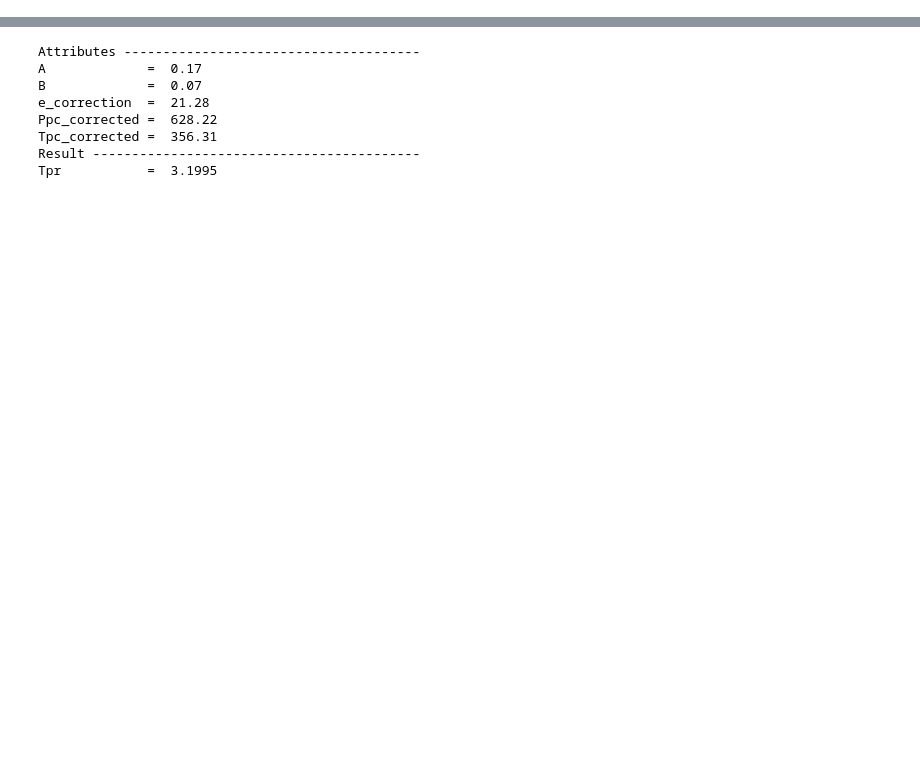
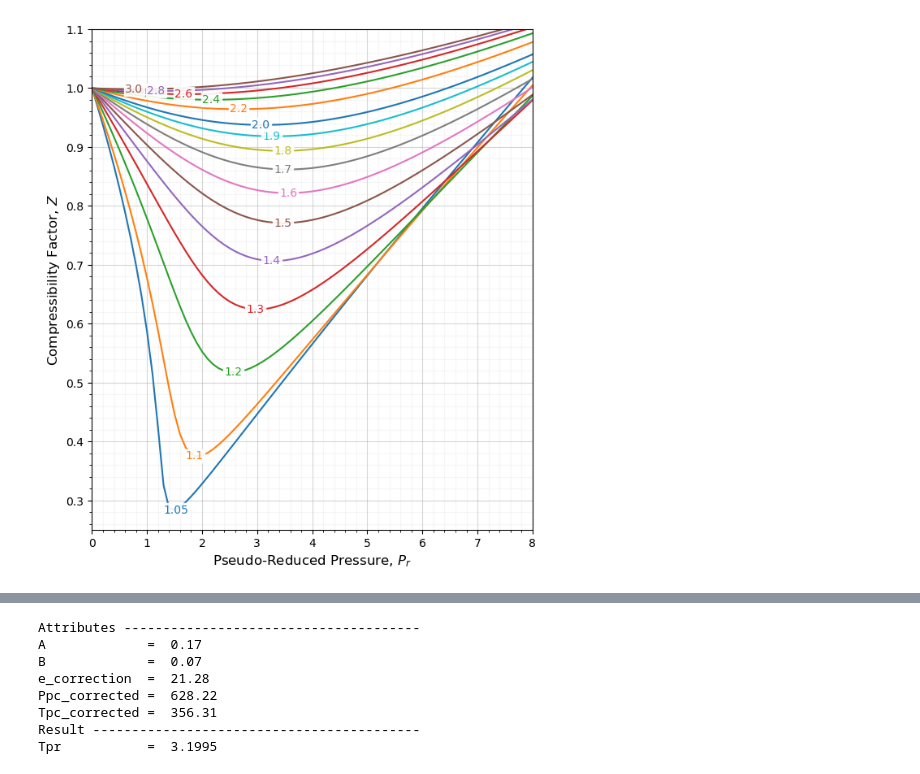
Before and after one commit to aegis4048/GasCompressibility-py, a Jupyter notebook: run.ipynb, the cells around one changed output, grey strips where cells are left out. Cells and saved outputs as stored; diff of their text form; code cells hidden in the pictures; blank space fills up the shorter version.

```diff
--- a/run.ipynb
+++ b/run.ipynb
@@ -333,0 +410,33 @@ z_obj.calc_Z(sg=0.7, T=75, P=2010, CO2=0.1, H2S=0.07)
+# %%
+Prs = np.linspace(0, 8, 81)
+Trs = [1.05, 1.1, 1.2, 1.3, 1.4, 1.5, 1.6, 1.7, 1.8, 1.9, 2.0, 2.2, 2.4, 2.6, 2.8, 3.0]
+
+results = {Tr: [] for Tr in Trs}
+for Tr in Trs:
+    for Pr in Prs:
+        z = Z_factor().calc_Z(Tr=Tr, Pr=Pr, **{'maxiter': 1000})
+        results[Tr].append(z)
+# %%
+label_fontsize = 12
+
+fig, ax = plt.subplots(figsize=(7, 8))
+for Tr in Trs:
+
+    Zs = results[Tr]
+    idx_min = Zs.index(min(Zs))
+
+    p = ax.plot(Prs, Zs)
+    ax.set_ylim(0.25, 1.1)
+    ax.set_xlim(0, 8)
+
+    t = ax.text(Prs[idx_min] - 0.2, min(Zs) - 0.005, Tr, color=p[0].get_color())
+    t.set_bbox(dict(facecolor='white', alpha=0.9, edgecolor='white', pad=1))
+
+    ax.minorticks_on()
+    ax.grid(alpha=0.5)
+    ax.grid(b=True, which='minor', alpha=0.1)
+
+    ax.set_ylabel('Compressibility Factor, $Z$', fontsize=label_fontsize)
+    ax.set_xlabel('Pseudo-Reduced Pressure, $P_{r}$', fontsize=label_fontsize)
+# %% [output]
+[figure, added]
```
Also changed, not shown: parts of 16 cells of this notebook, 4 other files.
